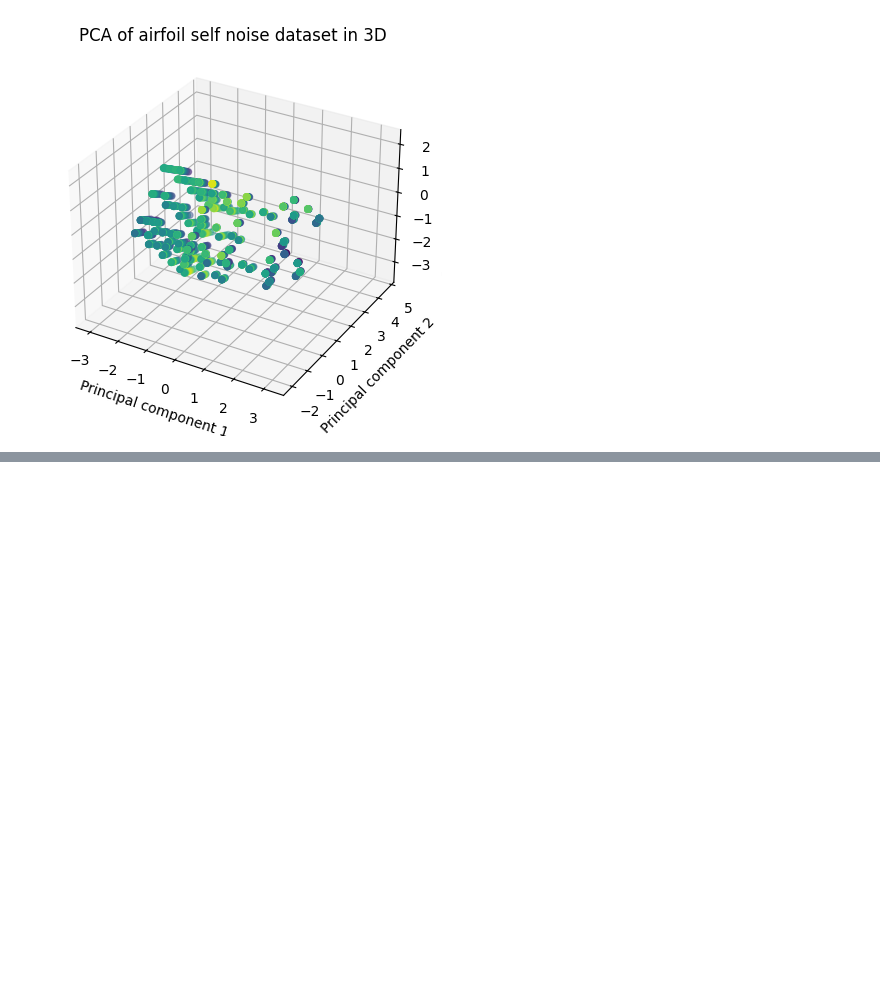
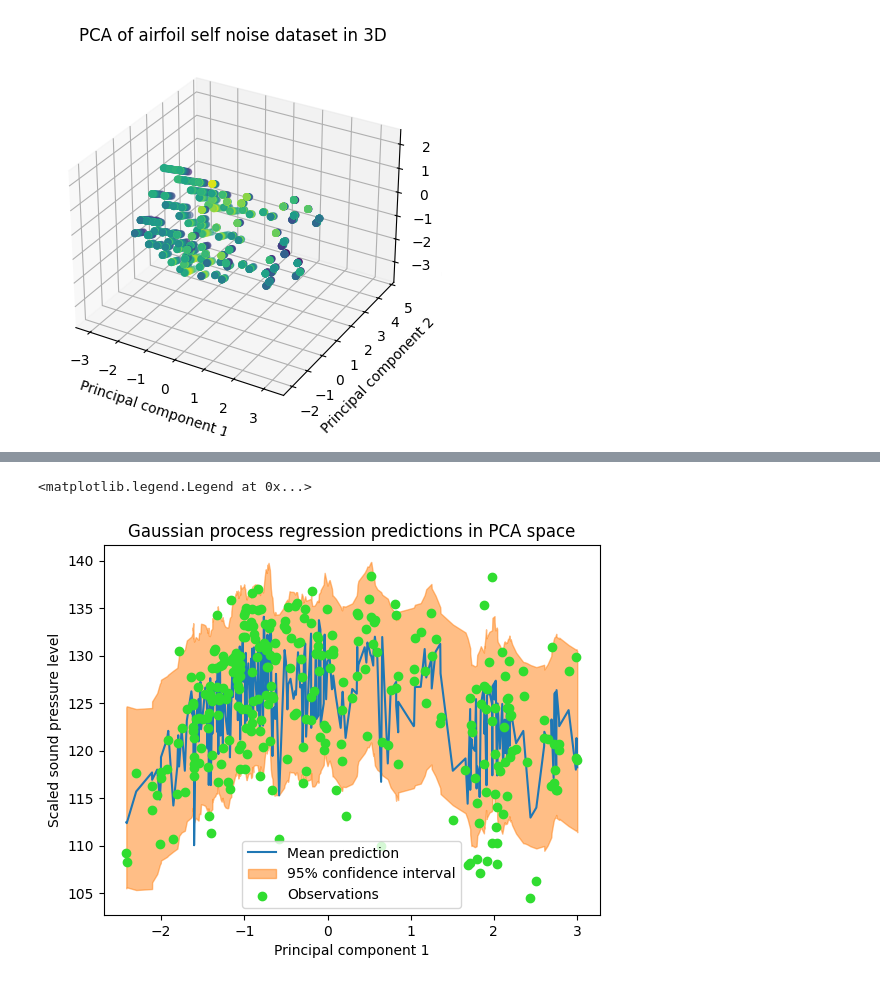
Before and after one commit to GustaveCaillaut/sturdy-octo-carnival, a Jupyter notebook: pb3.ipynb, the cells around one changed output, grey strips where cells are left out. Drawn from its saved outputs; the diff is of its cells as text; code cells hidden in the pictures; blank space fills up the shorter version.

```diff
--- a/pb3.ipynb
+++ b/pb3.ipynb
@@ -210,0 +252,34 @@ Coverage avec bruit rajouté   : 0.9966777408637874
+# %%
+# on fait une pca puis plot pour visualiser la régression gaussienne, en ordonnant d'abord pour que les points soient connectés dans l'ordre de la composante principale 1
+X_test_pca = pipeline_pca(1).fit_transform(X_test)
+sorted_indices = np.argsort(X_test_pca[:, 0])
+X_test_pca_sorted = X_test_pca[sorted_indices]
+mean_prediction_sorted = mean_prediction_custom[sorted_indices]
+var_prediction_sorted = var_prediction_custom[sorted_indices]
+
+
+plt.plot(X_test_pca_sorted[:, 0], mean_prediction_sorted, label="Mean prediction")
+
+
+# on plot aussi les observations et l'intervalle de confiance en utilisant var_prediction_custom
+# on plot les intervalles de maniere adoucie pour l'esthetique, en faisant une moyenne mobile sur les bornes inférieures et supérieures
+lower = mean_prediction_sorted - 1.96 * np.sqrt(var_prediction_sorted)
+upper = mean_prediction_sorted + 1.96 * np.sqrt(var_prediction_sorted)
+from scipy.ndimage import uniform_filter1d
+lower_smooth = uniform_filter1d(lower, size=10)
+upper_smooth = uniform_filter1d(upper, size=10)
+plt.fill_between(X_test_pca_sorted[:, 0], lower_smooth, upper_smooth, alpha=0.5, label=r"95% confidence interval", color="C1")
+
+
+# et les observations
+plt.scatter(X_test_pca[:, 0], y_test, label="Observations", color="#30DD30", zorder=3)
+
+
+
+plt.xlabel("Principal component 1")
+plt.ylabel("Scaled sound pressure level")
+plt.title("Gaussian process regression predictions in PCA space")
+plt.legend()
+# %% [output]
+<matplotlib.legend.Legend at 0x...>
+[figure, added]
```
Also changed, not shown: parts of 8 cells of this notebook, 1 other file.
